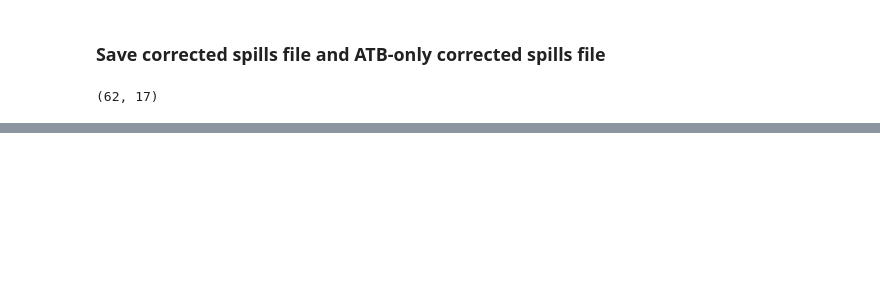
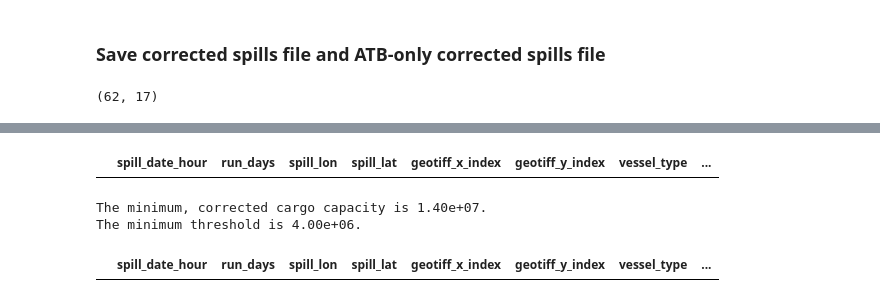
Before and after one commit to MIDOSS/analysis-rachael, a Jupyter notebook: notebooks/monte_carlo/fix_ATB_cargo_capacity.ipynb, the cells around one changed output, grey strips where cells are left out. Cells and saved outputs as stored; diff of their text form; code cells hidden in the pictures; blank space fills up the shorter version.

Commit message:
Confirmed that corrected cargo capacity > min. threshold and corrected spill_volumes > 3 L

```diff
--- a/notebooks/monte_carlo/fix_ATB_cargo_capacity.ipynb
+++ b/notebooks/monte_carlo/fix_ATB_cargo_capacity.ipynb
@@ -361,0 +362,18 @@ plt.show()
+# %%
+spills_df_new_atb.loc[
+    spills_df_new_atb['cargo_capacity']<oil_attrs['vessel_attributes']['atb']['min_cargo']
+]
+# %% [output]
+|  | spill_date_hour | run_days | spill_lon | spill_lat | geotiff_x_index | geotiff_y_index | vessel_type | ... |
+# %%
+print(f"The minimum, corrected cargo capacity is {spills_df_new_atb['cargo_capacity'].min():.2e}.")
+print(f"The minimum threshold is {oil_attrs['vessel_attributes']['atb']['min_cargo']:.2e}.")
+# %% [output]
+The minimum, corrected cargo capacity is 1.40e+07.
+The minimum threshold is 4.00e+06.
+# %%
+spills_df_new_atb.loc[
+    spills_df_new_atb['fuel_capacity']<3
+]
+# %% [output]
+|  | spill_date_hour | run_days | spill_lon | spill_lat | geotiff_x_index | geotiff_y_index | vessel_type | ... |
```
Also changed, not shown: parts of 5 cells of this notebook.
